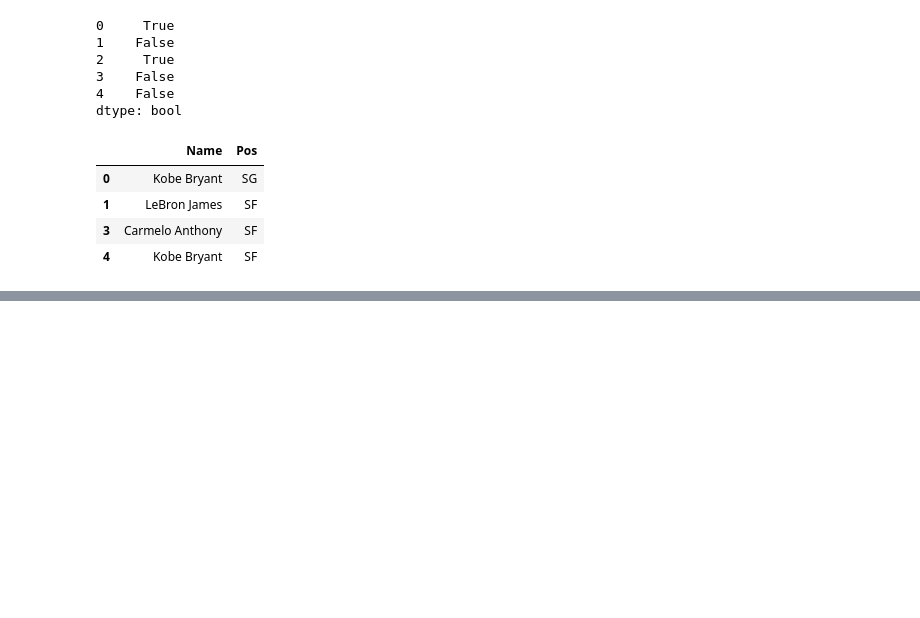
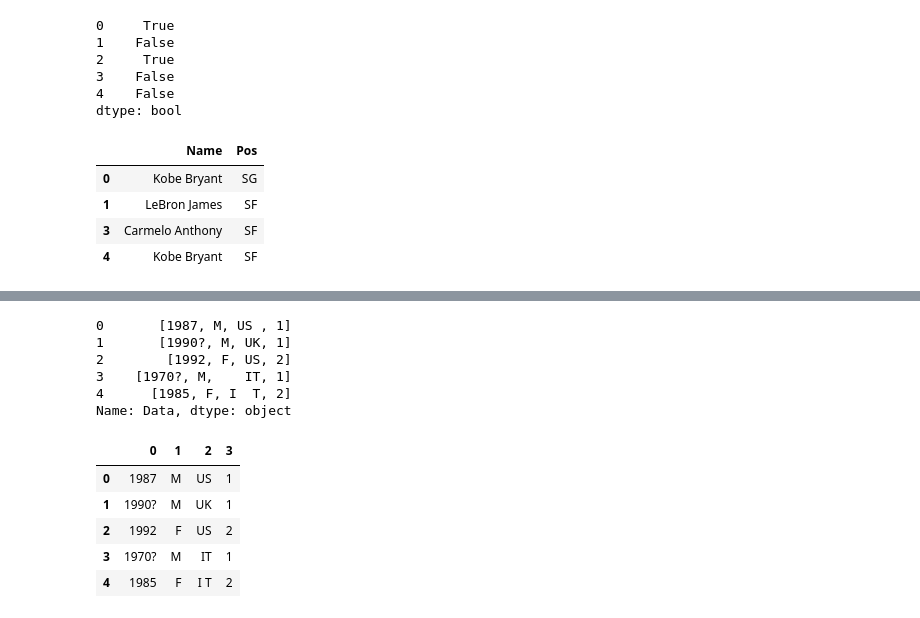
Before and after one commit to P-Pokharel/learning-data-analysis, a Jupyter notebook: data_cleaning.ipynb, the cells around one changed output, grey strips where cells are left out. Drawn from its saved outputs; the diff is of its cells as text; code cells hidden in the pictures; blank space fills up the shorter version.

Commit message:
Splitting Columns

```diff
--- a/data_cleaning.ipynb
+++ b/data_cleaning.ipynb
@@ -376,0 +395,9 @@ players.drop_duplicates()
+# %%
+df = pd.DataFrame({
+    'Data': [
+        '1987_M_US _1',
+        '1990?_M_UK_1',
+        '1992_F_US_2',
+        '1970?_M_   IT_1',
+        '1985_F_I  T_2'
+]})
@@ -376,0 +413,18 @@ players.drop_duplicates()
+# %%
+df['Data'].str.split('_')
+# %% [output]
+0       [1987, M, US , 1]
+1       [1990?, M, UK, 1]
+2        [1992, F, US, 2]
+3    [1970?, M,    IT, 1]
+4      [1985, F, I  T, 2]
+Name: Data, dtype: object
+# %%
+df['Data'].str.split('_', expand=True)
+# %% [output]
+|  | 0 | 1 | 2 | 3 |
+| 0 | 1987 | M | US | 1 |
+| 1 | 1990? | M | UK | 1 |
+| 2 | 1992 | F | US | 2 |
+| 3 | 1970? | M | IT | 1 |
+| 4 | 1985 | F | I T | 2 |
```
Also changed, not shown: parts of 15 cells of this notebook.
